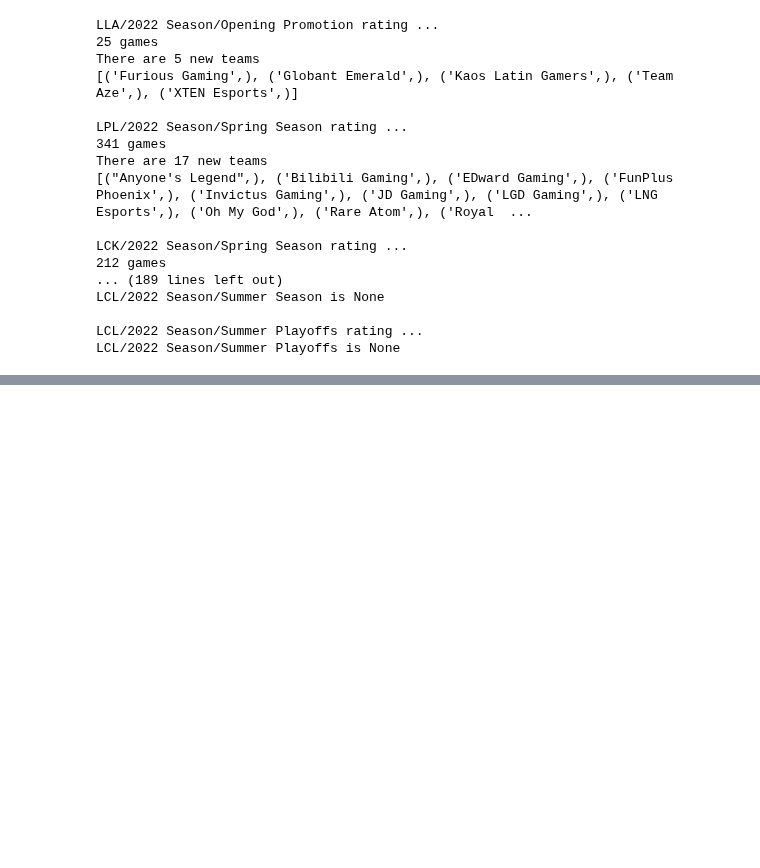
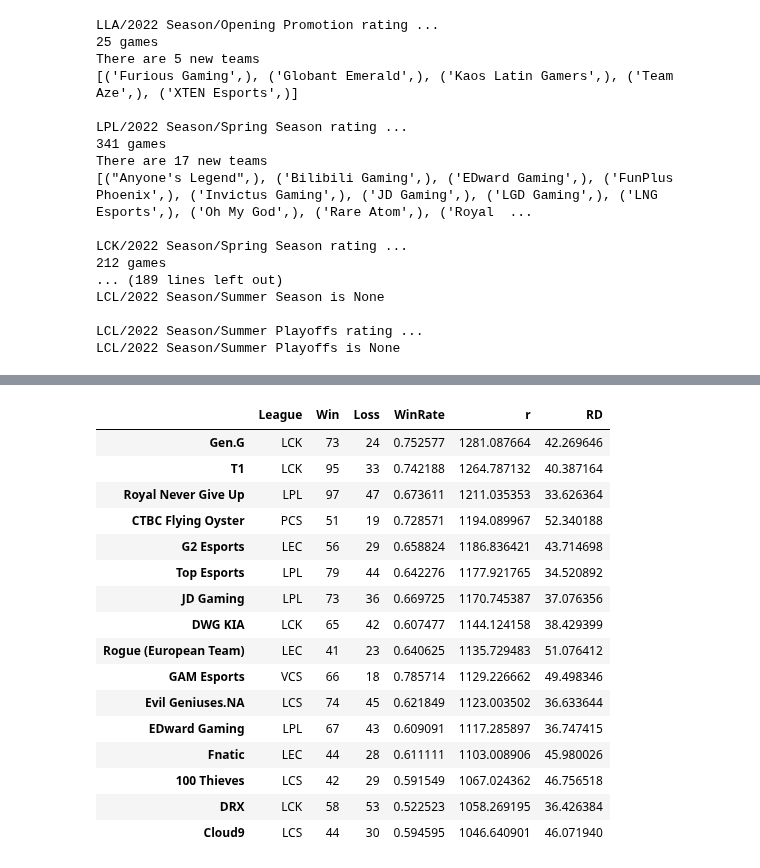
Before and after one commit to posky/LoL-Esports, a Jupyter notebook: glicko_rating.ipynb, the cells around one changed output, grey strips where cells are left out. Drawn from its saved outputs; the diff is of its cells as text; code cells hidden in the pictures; blank space fills up the shorter version.

Commit message:
lolesports glicko rating

```diff
--- a/glicko_rating.ipynb
+++ b/glicko_rating.ipynb
@@ -267,3 +267,23 @@ team_names = [
 ]
 
 rating.loc[team_names].sort_values(by='r', ascending=False).to_csv('./csv/glicko_rating.csv')
+# %%
+rating.loc[team_names].sort_values(by='r', ascending=False)
+# %% [output]
+|  | League | Win | Loss | WinRate | r | RD |
+| Gen.G | LCK | 73 | 24 | 0.752577 | 1281.087664 | 42.269646 |
+| T1 | LCK | 95 | 33 | 0.742188 | 1264.787132 | 40.387164 |
+| Royal Never Give Up | LPL | 97 | 47 | 0.673611 | 1211.035353 | 33.626364 |
+| CTBC Flying Oyster | PCS | 51 | 19 | 0.728571 | 1194.089967 | 52.340188 |
+| G2 Esports | LEC | 56 | 29 | 0.658824 | 1186.836421 | 43.714698 |
+| Top Esports | LPL | 79 | 44 | 0.642276 | 1177.921765 | 34.520892 |
+| JD Gaming | LPL | 73 | 36 | 0.669725 | 1170.745387 | 37.076356 |
+| DWG KIA | LCK | 65 | 42 | 0.607477 | 1144.124158 | 38.429399 |
+| Rogue (European Team) | LEC | 41 | 23 | 0.640625 | 1135.729483 | 51.076412 |
+| GAM Esports | VCS | 66 | 18 | 0.785714 | 1129.226662 | 49.498346 |
+| Evil Geniuses.NA | LCS | 74 | 45 | 0.621849 | 1123.003502 | 36.633644 |
+| EDward Gaming | LPL | 67 | 43 | 0.609091 | 1117.285897 | 36.747415 |
+| Fnatic | LEC | 44 | 28 | 0.611111 | 1103.008906 | 45.980026 |
+| 100 Thieves | LCS | 42 | 29 | 0.591549 | 1067.024362 | 46.756518 |
+| DRX | LCK | 58 | 53 | 0.522523 | 1058.269195 | 36.426384 |
+| Cloud9 | LCS | 44 | 30 | 0.594595 | 1046.640901 | 46.071940 |
```
Also changed, not shown: parts of 1 cell of this notebook.
